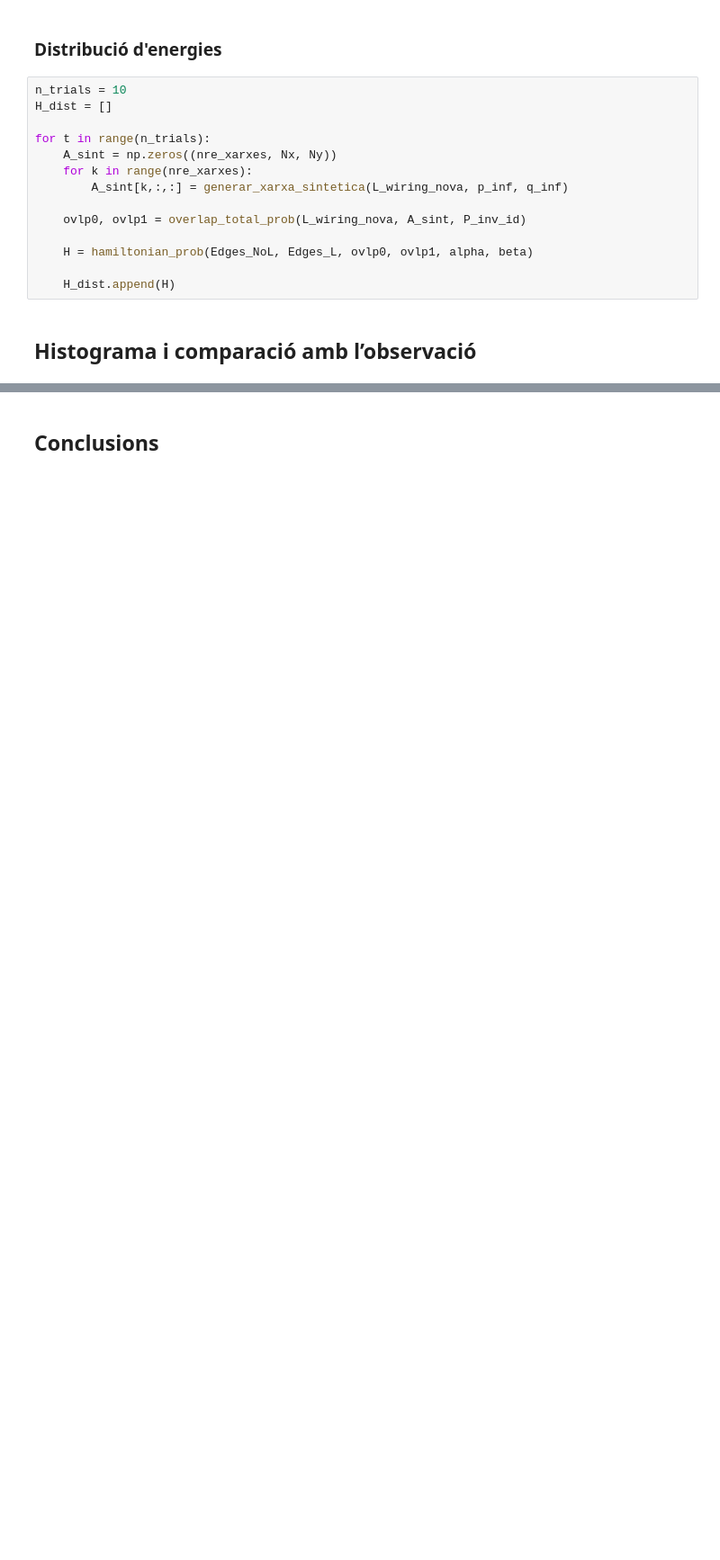
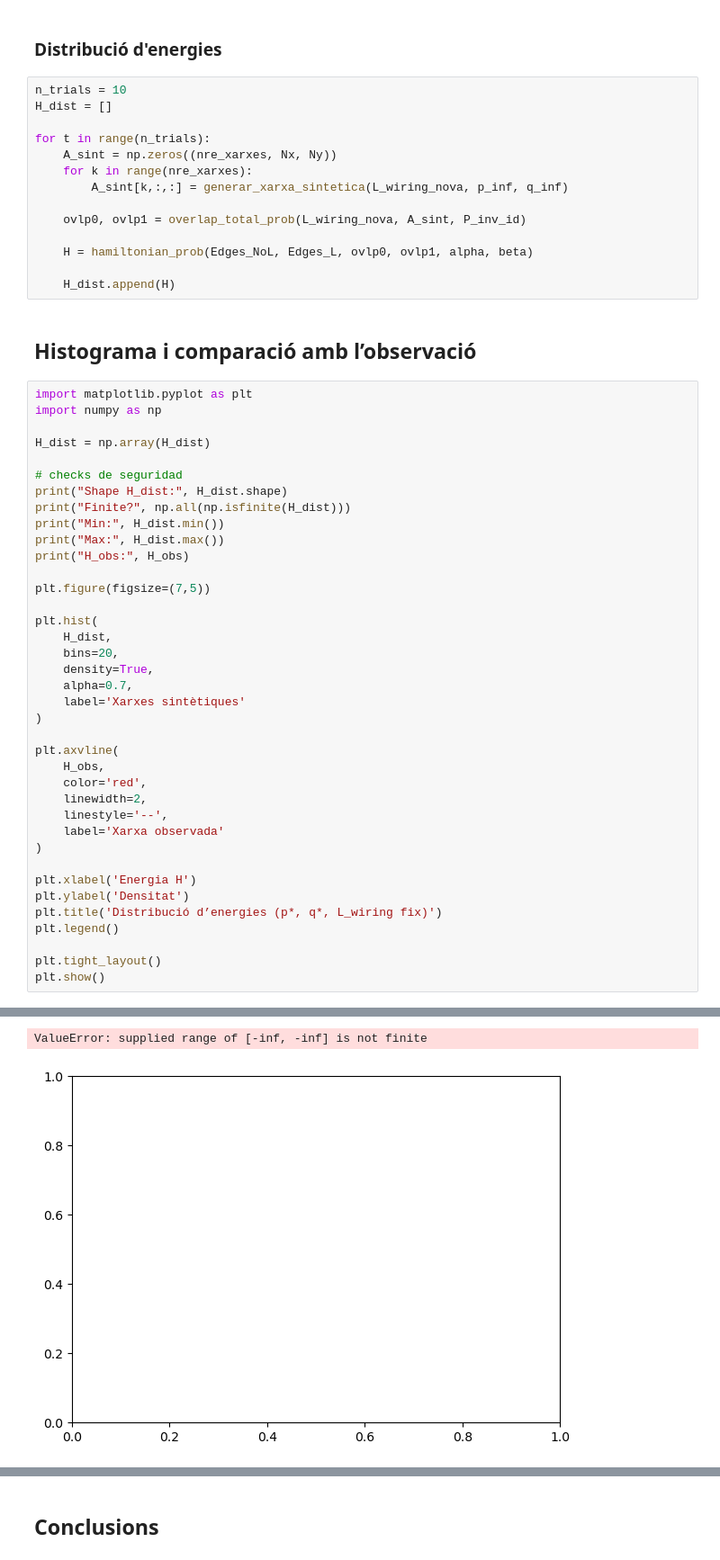
Before and after one commit to cristinacuartero/networkalignment, a Jupyter notebook: estimacio_p_q_i_sampling.ipynb, the cells around one changed output, grey strips where cells are left out. Shown at 90% size. Drawn from its saved outputs; the diff is of its cells as text; blank space fills up the shorter version.

```diff
--- a/estimacio_p_q_i_sampling.ipynb
+++ b/estimacio_p_q_i_sampling.ipynb
@@ -313,3 +341,42 @@ for t in range(n_trials):
     H_dist.append(H)
 # %% [markdown]
 ## Histograma i comparació amb l’observació
+# %%
+import matplotlib.pyplot as plt
+import numpy as np
+
+H_dist = np.array(H_dist)
+
+# checks de seguridad
+print("Shape H_dist:", H_dist.shape)
+print("Finite?", np.all(np.isfinite(H_dist)))
+print("Min:", H_dist.min())
+print("Max:", H_dist.max())
+print("H_obs:", H_obs)
+
+plt.figure(figsize=(7,5))
+
+plt.hist(
+    H_dist,
+    bins=20,
+    density=True,
+    alpha=0.7,
+    label='Xarxes sintètiques'
+)
+
+plt.axvline(
+    H_obs,
+    color='red',
+    linewidth=2,
+    linestyle='--',
+    label='Xarxa observada'
+)
+
+plt.xlabel('Energia H')
+plt.ylabel('Densitat')
+plt.title('Distribució d’energies (p*, q*, L_wiring fix)')
+plt.legend()
+
+plt.tight_layout()
+plt.show()
+# %% [output]
@@ -315,0 +388,2 @@ for t in range(n_trials):
+ValueError: supplied range of [-inf, -inf] is not finite
+[figure, added]
```
Also changed, not shown: parts of 10 cells of this notebook.
